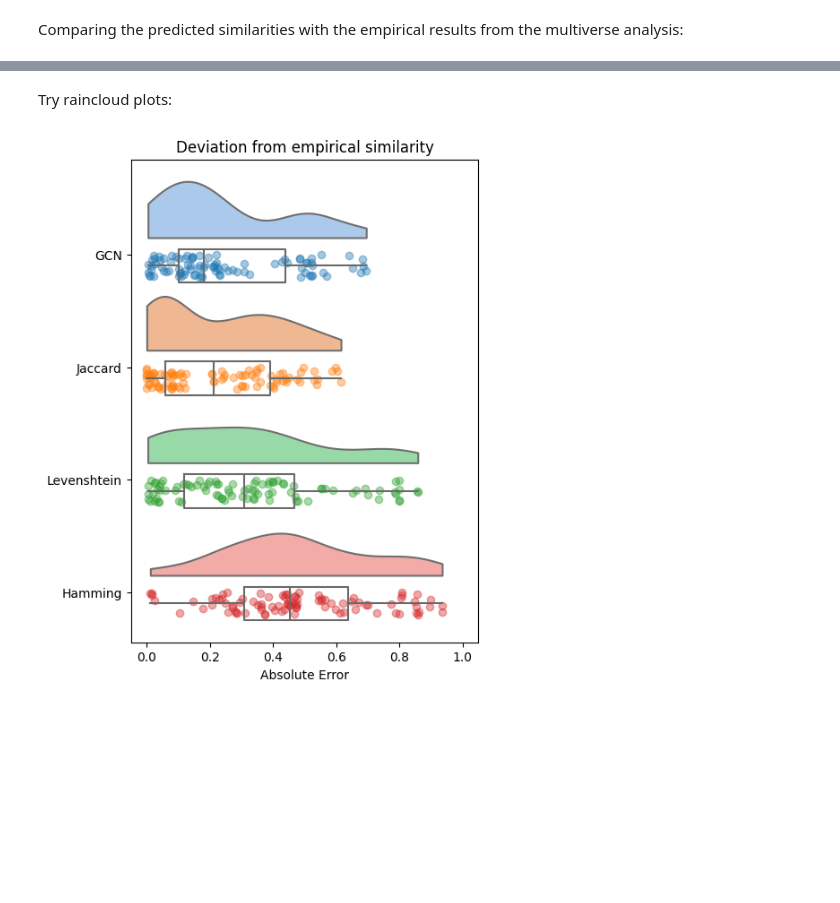
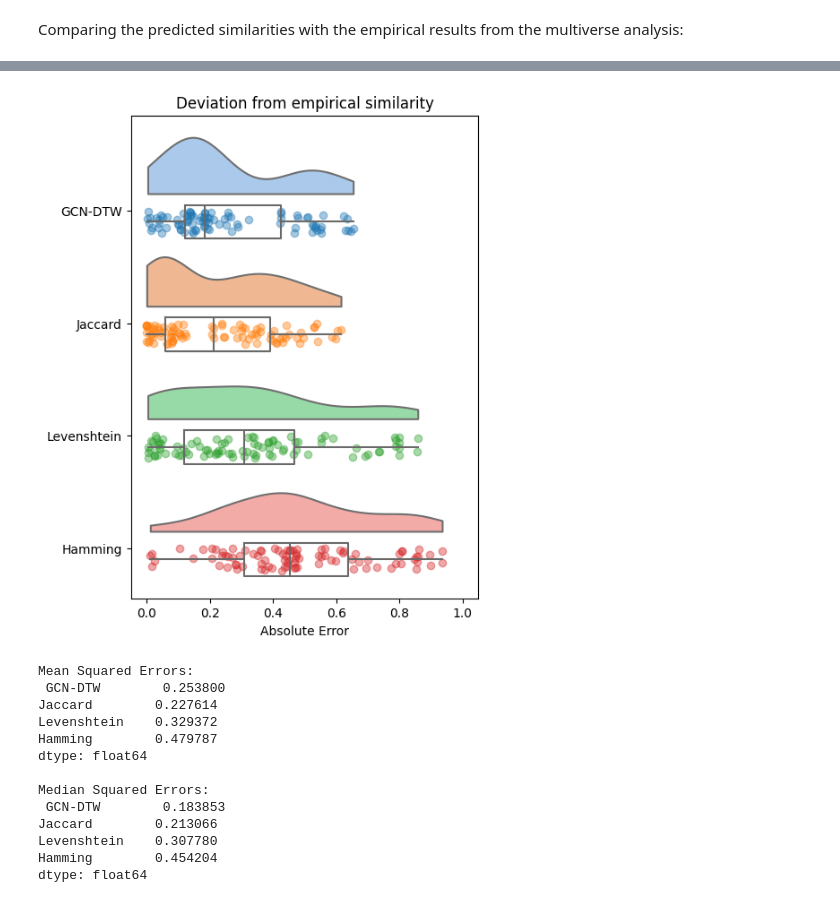
Before and after one commit to metascience-uol/GCN-pipelines, a Jupyter notebook: evaulate_multiverse.ipynb, the cells around one changed output, grey strips where cells are left out. Saved outputs shown, nothing was run; the diff lists cells and outputs as text; code cells hidden in the pictures; blank space fills up the shorter version.

Commit message:
visualization and structure updates for revision

```diff
--- a/evaulate_multiverse.ipynb
+++ b/evaulate_multiverse.ipynb
@@ -127,7 +120,7 @@ jaccard_upper = jaccard_similarity[np.triu_indices_from(jaccard_similarity, k=1)
 
 similarity_data = pd.DataFrame({
     'Empirical': empirical_upper,
-    'GCN': gcn_upper,
+    'GCN-DTW': gcn_upper,
     'Jaccard': jaccard_upper,
     'Levenshtein': levenshtein_upper,
     'Hamming': hamming_upper
@@ -136,25 +129,11 @@ similarity_data = pd.DataFrame({
 
 # Calculate absolute errors
 absolute_errors = {
-    'GCN': np.abs(similarity_data['Empirical'] - similarity_data['GCN']),
+    'GCN-DTW': np.abs(similarity_data['Empirical'] - similarity_data['GCN-DTW']),
     'Jaccard': np.abs(similarity_data['Empirical'] - similarity_data['Jaccard']),
     'Levenshtein': np.abs(similarity_data['Empirical'] - similarity_data['Levenshtein']),
     'Hamming': np.abs(similarity_data['Empirical'] - similarity_data['Hamming']),
 }
 
-squared_error_data = pd.DataFrame(absolute_errors)
-melted_squared_error_data = squared_error_data.melt(var_name='Method', value_name='Absolute Error') # melt the DataFrame for visualization
-
-# Plot violin plots
-plt.figure(figsize=(10, 6))
-sns.violinplot(x='Method', y='Absolute Error', data=melted_squared_error_data)
-plt.title('Comparison with empirical similarity')
-plt.ylabel('Absolute error')
-plt.xlabel('Method')
-plt.show()
-
-mean_squared_errors = squared_error_data.mean()
-median_squared_errors = squared_error_data.median()
-
-print("Mean Squared Errors:\n", mean_squared_errors)
-print("\nMedian Squared Errors:\n", median_squared_errors)
+absolute_errors_df = pd.DataFrame(absolute_errors)
+absolute_errors_df_melted = absolute_errors_df.melt(var_name='Method', value_name='Absolute Error') # melt the DataFrame for visualization
@@ -176,9 +140,7 @@ dtype: float64
-# %% [markdown]
-Try raincloud plots:
 # %%
-data = melted_squared_error_data.copy()
+data = absolute_errors_df_melted.copy()
 
-METHOD = ["GCN", "Jaccard", "Levenshtein", "Hamming"]
+METHOD = ["GCN-DTW", "Jaccard", "Levenshtein", "Hamming"]
 SHIFT = 0.1
 POSITIONS = [0 + SHIFT, 1 + SHIFT, 2 + SHIFT, 3 + SHIFT]
 
@@ -194,31 +156,51 @@ pt.half_violinplot(x="Absolute Error", y="Method", inner=None, data=data, width=
 
 # Scatter points
 for i, method in enumerate(METHOD):
     method_data = data[data["Method"] == method]
     y = i + np.random.uniform(high=0.2, size=len(method_data))  # Add jitter
     x = method_data["Absolute Error"]
     ax.scatter(x, y, alpha=0.4)
 
 # Boxplots
 ax.boxplot(
     boxplot_data,
     vert=False,
     positions=POSITIONS,
     widths=0.3,
     manage_ticks=False,
     showfliers=False,
     showcaps=False,
     medianprops=medianprops,
     whiskerprops=boxprops,
     boxprops=boxprops
 )
 
 # Axes and labels
 ax.set_xlim(-0.05,1.05)
 ax.set_xlabel("Absolute Error", fontsize=10)
 ax.set_ylabel("")
 ax.set_title("Deviation from empirical similarity", fontsize=12)
 ax.tick_params(labelsize=10)
 plt.show()
+
+# Calculate mean and median squared errors
+mean_errors = absolute_errors_df.mean()
+median_errors = absolute_errors_df.median()
+
+print("Mean Squared Errors:\n", mean_errors)
+print("\nMedian Squared Errors:\n", median_errors)
 # %% [output]
-[figure, old version]
+[figure, new version]
+Mean Squared Errors:
+ GCN-DTW        0.253800
+Jaccard        0.227614
+Levenshtein    0.329372
+Hamming        0.479787
+dtype: float64
+
+Median Squared Errors:
+ GCN-DTW        0.183853
+Jaccard        0.213066
+Levenshtein    0.307780
+Hamming        0.454204
+dtype: float64
```
Also changed, not shown: parts of 3 cells of this notebook, 6 other files.
